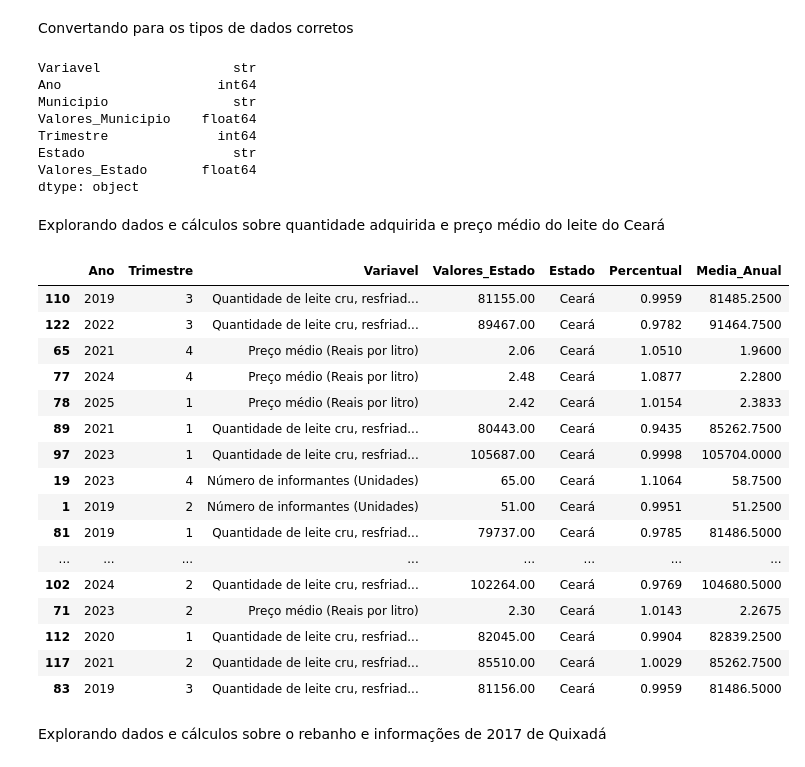
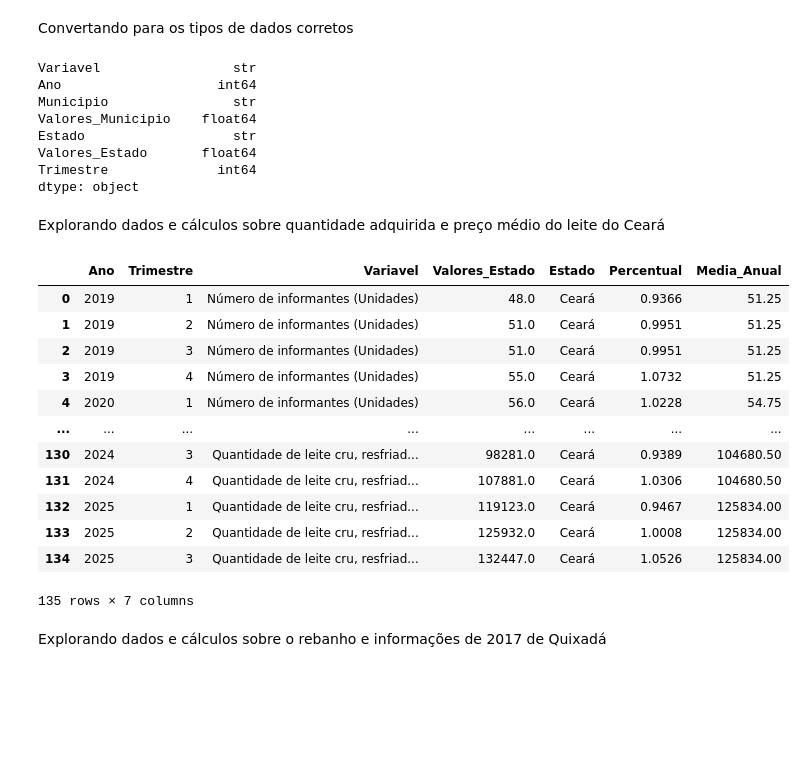
Before and after one commit to RogiRocz/leitcheros, a Jupyter notebook: notebook/dados.ipynb, the cells around one changed output. Saved outputs shown, nothing was run; the diff lists cells and outputs as text; code cells hidden in the pictures; blank space fills up the shorter version.

```diff
--- a/notebook/dados.ipynb
+++ b/notebook/dados.ipynb
@@ -18,8 +29,13 @@ Importando pacotes necessários
 import pandas as pd
 import glob
 import os
+import matplotlib.pyplot as plt
+import seaborn as sns
 
 pd.set_option('display.precision', 4)
+pd.set_option('display.max_colwidth', None)
+
+sns.set_theme(style="whitegrid")
 # %% [markdown]
 Carregando dados
 # %%
@@ -41,7 +57,9 @@ for arquivo in arquivos_iguais:
         if nome_folha != 'Notas':
             variavel = df_folha.iloc[0, 0].replace('Variável - ', '')
             anos = df_folha.iloc[2].reset_index(drop=True).dropna()
-            valores_municipio = df_folha.iloc[4].reset_index(drop=True).dropna()
+            valores_estado = df_folha.iloc[4].reset_index(drop=True).dropna()
+            estado = valores_estado.iloc[0]
+            valores_municipio = df_folha.iloc[5].reset_index(drop=True).dropna()
             municipio = valores_municipio.iloc[0]
 
             dict_temp = {
@@ -49,6 +67,8 @@ for arquivo in arquivos_iguais:
                 'Ano': anos,
                 'Municipio': municipio,
                 'Valores_Municipio': valores_municipio[1:],
+                'Estado': estado,
+                'Valores_Estado': valores_estado[1:],
             }
 
             df_temp = pd.DataFrame(dict_temp)
@@ -141,9 +161,9 @@ Variavel                 str
 Ano                    int64
 Municipio                str
 Valores_Municipio    float64
-Trimestre              int64
 Estado                   str
 Valores_Estado       float64
+Trimestre              int64
 dtype: object
 # %% [markdown]
 Explorando dados e cálculos sobre quantidade adquirida e preço médio do leite do Ceará
@@ -160,51 +180,47 @@ anos_trimestres = dados_trimestrais['Ano'].unique()
 media_anual_trimestral = []
 percentual_trimestral_por_ano = []
 
 filtro_variaveis = dados_trimestrais['Variavel'].isin(variaveis_trimestres)
 df_calculo = dados_trimestrais[filtro_variaveis].copy()
 df_calculo['Media_Anual'] = df_calculo.groupby(['Ano', 'Variavel'])['Valores_Estado'].transform('mean')
 df_calculo['Percentual'] = df_calculo['Valores_Estado'] / df_calculo['Media_Anual']
 media_anual_trimestral = df_calculo[['Ano', 'Variavel', 'Media_Anual']].drop_duplicates().to_dict(orient='records')
 percentual_trimestral_por_ano = df_calculo[['Ano', 'Trimestre', 'Variavel', 'Percentual']].to_dict(orient='records')
 
 df_medias = pd.DataFrame(media_anual_trimestral)
 df_percentuais = pd.DataFrame(percentual_trimestral_por_ano)
 
 df_metricas = pd.merge(
     df_percentuais,
     df_medias,
     on=['Ano', 'Variavel'],
     how='left'
 )
 
 df_media_e_percentual_trimestral = pd.merge(
     df_calculo[['Ano', 'Trimestre', 'Variavel', 'Valores_Estado', 'Estado']],
     df_metricas,
     on=['Ano', 'Trimestre', 'Variavel'],
     how='left'
 )
 
 df_media_e_percentual_trimestral = df_media_e_percentual_trimestral.sort_values(['Variavel', 'Ano']).reset_index(drop=True)
-df_media_e_percentual_trimestral.to_json('df_media_e_percentual_trimestral.json', orient='records', force_ascii=False, indent=4)
-df_media_e_percentual_trimestral.sample(20)
+# df_media_e_percentual_trimestral.to_json('df_media_e_percentual_trimestral.json', orient='records', force_ascii=False, indent=4)
+df_media_e_percentual_trimestral
 # %% [output]
 |  | Ano | Trimestre | Variavel | Valores_Estado | Estado | Percentual | Media_Anual |
-| 110 | 2019 | 3 | Quantidade de leite cru, resfriad... | 81155.00 | Ceará | 0.9959 | 81485.2500 |
-| 122 | 2022 | 3 | Quantidade de leite cru, resfriad... | 89467.00 | Ceará | 0.9782 | 91464.7500 |
-| 65 | 2021 | 4 | Preço médio (Reais por litro) | 2.06 | Ceará | 1.0510 | 1.9600 |
-| 77 | 2024 | 4 | Preço médio (Reais por litro) | 2.48 | Ceará | 1.0877 | 2.2800 |
-| 78 | 2025 | 1 | Preço médio (Reais por litro) | 2.42 | Ceará | 1.0154 | 2.3833 |
-| 89 | 2021 | 1 | Quantidade de leite cru, resfriad... | 80443.00 | Ceará | 0.9435 | 85262.7500 |
-| 97 | 2023 | 1 | Quantidade de leite cru, resfriad... | 105687.00 | Ceará | 0.9998 | 105704.0000 |
-| 19 | 2023 | 4 | Número de informantes (Unidades) | 65.00 | Ceará | 1.1064 | 58.7500 |
-| 1 | 2019 | 2 | Número de informantes (Unidades) | 51.00 | Ceará | 0.9951 | 51.2500 |
-| 81 | 2019 | 1 | Quantidade de leite cru, resfriad... | 79737.00 | Ceará | 0.9785 | 81486.5000 |
+| 0 | 2019 | 1 | Número de informantes (Unidades) | 48.0 | Ceará | 0.9366 | 51.25 |
+| 1 | 2019 | 2 | Número de informantes (Unidades) | 51.0 | Ceará | 0.9951 | 51.25 |
+| 2 | 2019 | 3 | Número de informantes (Unidades) | 51.0 | Ceará | 0.9951 | 51.25 |
+| 3 | 2019 | 4 | Número de informantes (Unidades) | 55.0 | Ceará | 1.0732 | 51.25 |
+| 4 | 2020 | 1 | Número de informantes (Unidades) | 56.0 | Ceará | 1.0228 | 54.75 |
 | ... | ... | ... | ... | ... | ... | ... | ... |
-| 102 | 2024 | 2 | Quantidade de leite cru, resfriad... | 102264.00 | Ceará | 0.9769 | 104680.5000 |
-| 71 | 2023 | 2 | Preço médio (Reais por litro) | 2.30 | Ceará | 1.0143 | 2.2675 |
-| 112 | 2020 | 1 | Quantidade de leite cru, resfriad... | 82045.00 | Ceará | 0.9904 | 82839.2500 |
-| 117 | 2021 | 2 | Quantidade de leite cru, resfriad... | 85510.00 | Ceará | 1.0029 | 85262.7500 |
-| 83 | 2019 | 3 | Quantidade de leite cru, resfriad... | 81156.00 | Ceará | 0.9959 | 81486.5000 |
+| 130 | 2024 | 3 | Quantidade de leite cru, resfriad... | 98281.0 | Ceará | 0.9389 | 104680.50 |
+| 131 | 2024 | 4 | Quantidade de leite cru, resfriad... | 107881.0 | Ceará | 1.0306 | 104680.50 |
+| 132 | 2025 | 1 | Quantidade de leite cru, resfriad... | 119123.0 | Ceará | 0.9467 | 125834.00 |
+| 133 | 2025 | 2 | Quantidade de leite cru, resfriad... | 125932.0 | Ceará | 1.0008 | 125834.00 |
+| 134 | 2025 | 3 | Quantidade de leite cru, resfriad... | 132447.0 | Ceará | 1.0526 | 125834.00 |
+135 rows × 7 columns
 # %% [markdown]
 Explorando dados e cálculos sobre o rebanho e informações de 2017 de Quixadá
 # %%
```
Also changed, not shown: parts of 14 cells of this notebook.
